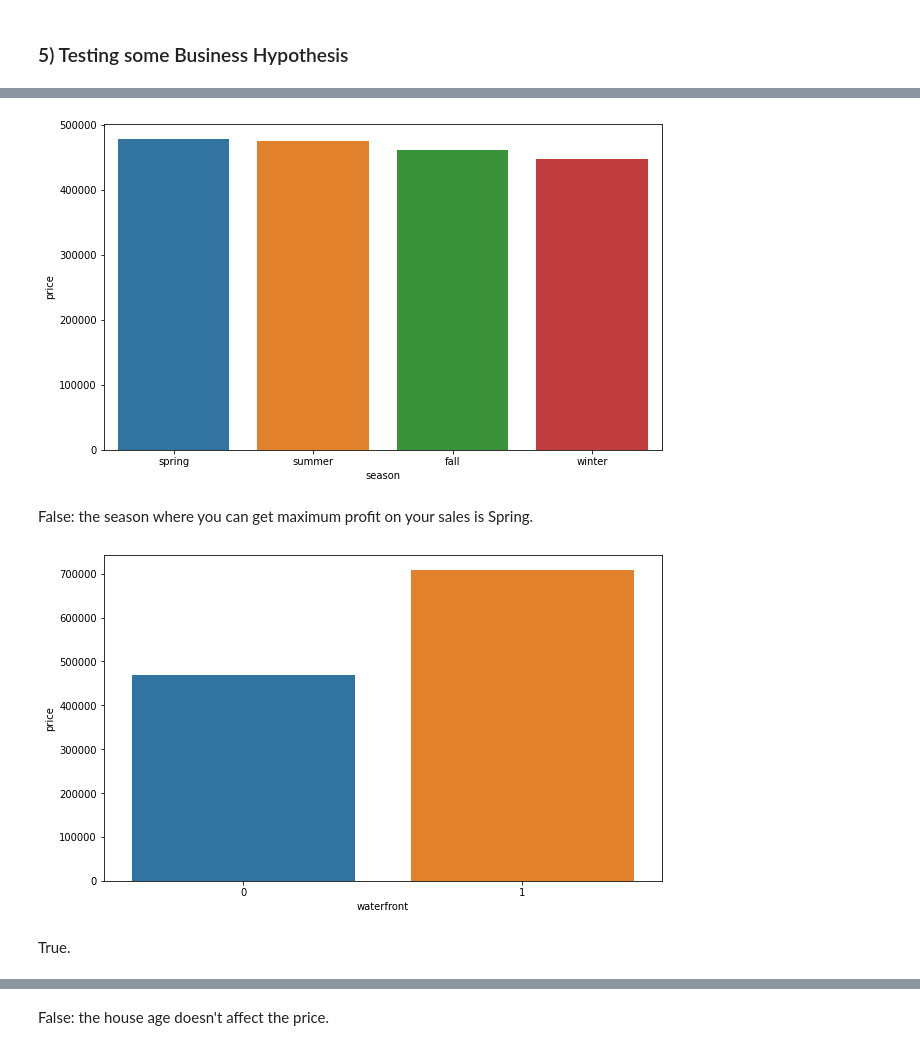
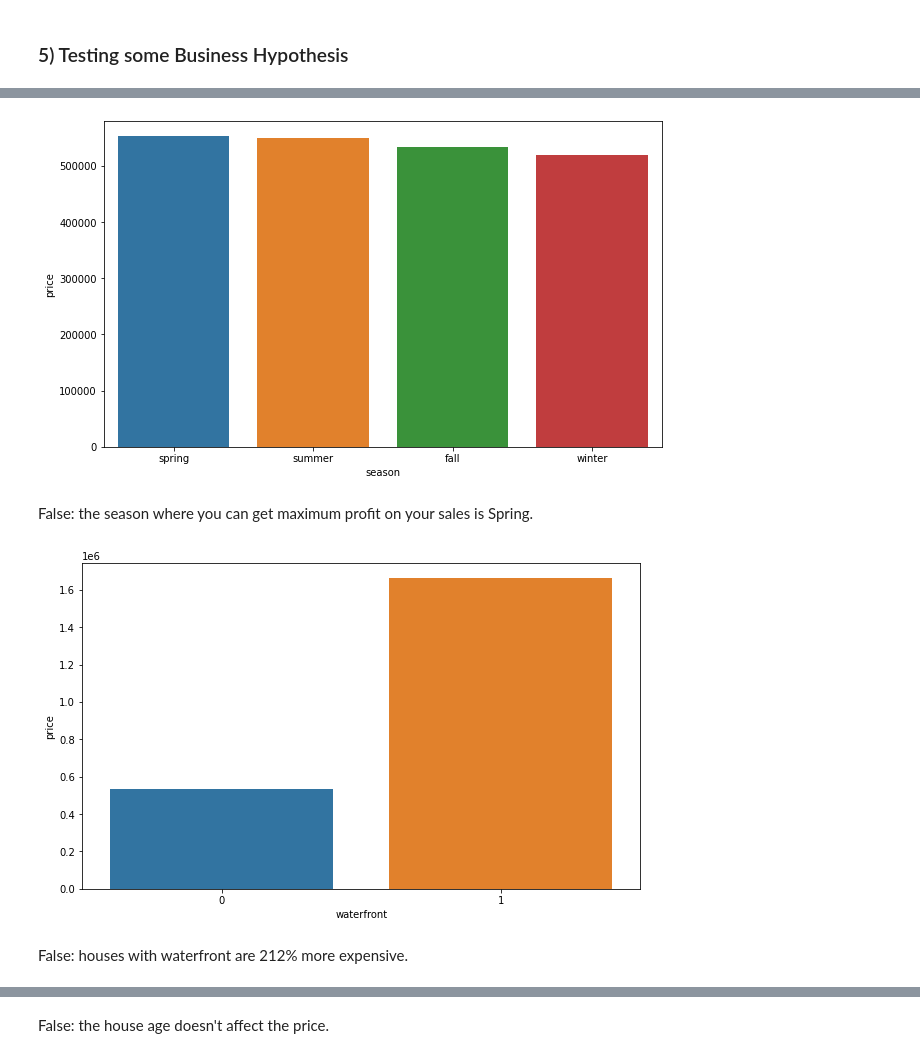
Before and after one commit to jaohenritm/House-Insight-Project, a Jupyter notebook: kc_house_data_analysis.ipynb, the cells around one changed output, grey strips where cells are left out. Cells and saved outputs as stored; diff of their text form; code cells hidden in the pictures.

```diff
--- a/kc_house_data_analysis.ipynb
+++ b/kc_house_data_analysis.ipynb
@@ -41,14 +41,6 @@ def treatment_data(data):
     # excluding the row with 33 bedrooms
     data = data.drop(index=15870)
 
-    # removing outliers by using interquartile
-    cols = ['price','m2_lot']
-    Q1 = data[cols].quantile(0.25)
-    Q3 = data[cols].quantile(0.75)
-    IQR = Q3 - Q1
-
-    data = data[~((data[cols] < (Q1 - 1.5 * IQR)) |(data[cols] > (Q3 + 1.5 * IQR))).any(axis=1)]
-
     return data
 # %% [markdown]
 ### 3) Data Extraction
@@ -120,21 +112,21 @@ h1 = data[['price','season']].groupby('season').mean().reset_index().sort_values
 plt.figure(figsize=(10,6))
 plot = sns.barplot(x=h1['season'], y=h1['price'])
 # %% [output]
-[figure, old version]
+[figure, new version]
 # %% [markdown]
 False: the season where you can get maximum profit on your sales is Spring.
 # %%
 # Second Hypothesis : Houses with waterview are 50% more expensive.
-data[['price','waterfront']].groupby('waterfront').mean().reset_index()
+variation = data[['price','waterfront']].groupby('waterfront').mean().reset_index()
+variation['price'].pct_change()
+plt.figure(figsize=(10,6))
 
-h2 = data[['price','waterfront']].groupby('waterfront').mean().reset_index()
-
-plt.figure(figsize=(10,6))
+h2 = data[['price','waterfront']].groupby('waterfront').mean().reset_index().sort_values('price', ascending=False)
 plot = sns.barplot(x=h2['waterfront'], y=h2['price'])
 # %% [output]
-[figure, old version]
+[figure, new version]
 # %% [markdown]
-True.
+False: houses with waterfront are 212% more expensive.
 # %%
 # Third Hypothesis: New houses have higher prices than old ones.
 data['old'] = data['yr_built'].apply(lambda x: 'yes' if x <= 1955 else 'no')
```
Also changed, not shown: parts of 20 cells of this notebook, 1 other file.
